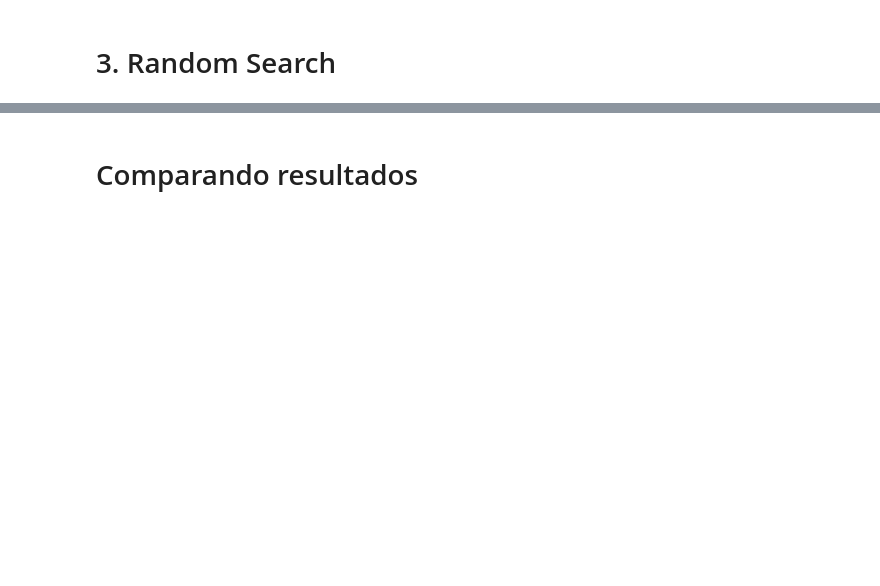
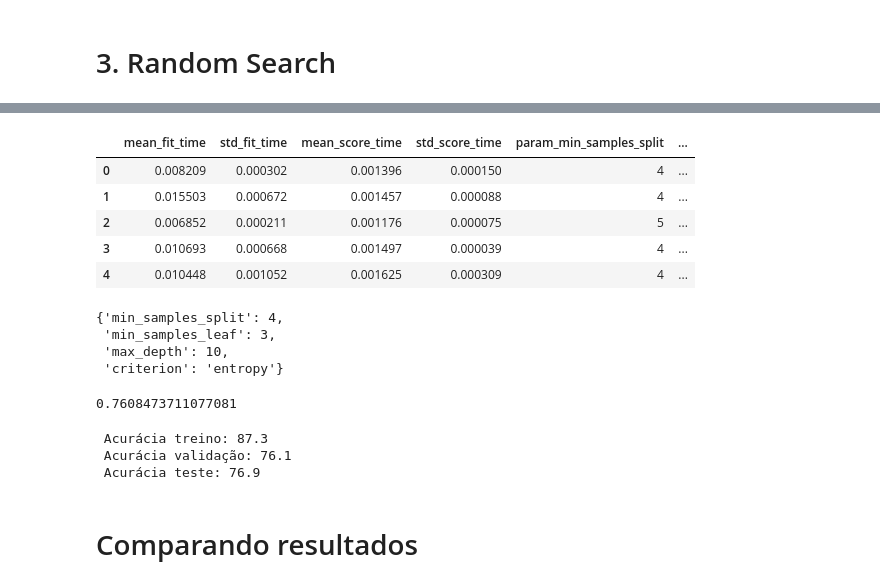
Before and after one commit to patriciacatandi/Lets_Code_DS_Degree_Alunos_ML, a Jupyter notebook: Módulo 9 - Machine Learning I/5_Otimização de Hiperparâmetros/Aula 5 - Otimização de Hiperparâmetros.ipynb, the cells around one changed output, grey strips where cells are left out. Drawn from its saved outputs; the diff is of its cells as text; code cells hidden in the pictures; blank space fills up the shorter version.

```diff
--- a/Módulo 9 - Machine Learning I/5_Otimização de Hiperparâmetros/Aula 5 - Otimização de Hiperparâmetros.ipynb
+++ b/Módulo 9 - Machine Learning I/5_Otimização de Hiperparâmetros/Aula 5 - Otimização de Hiperparâmetros.ipynb
@@ -213,12 +464,15 @@ print(f" Acurácia teste: {100*accuracy_score(y_test, y_pred_grid):0.1f}")
 <center><img src="https://www.researchgate.net/profile/Karl-Ezra-Pilario/publication/341691661/figure/fig2/AS:896464364507139@1590745168758/Comparison-between-a-grid-search-and-b-random-search-for-hyper-parameter-tuning-The.png" style="height: 350px"/></center>
 # %%
 # Instancia DT novamente
-model_random =
+model_random = DecisionTreeClassifier(max_depth=2, random_state=42)
 
 # Importa model_selection.RandomizedSearchCV
+from sklearn.model_selection import RandomizedSearchCV
 # %%
 # O parâmetro n_iter vai controlar o tamanho da nossa amostra.
-random_search =
+random_search = RandomizedSearchCV(model_random, scoring='accuracy', cv=3, return_train_score=True,
+                                    n_iter=50, param_distributions=params_grid, verbose=2)
 # %%
 %%time
 # Faz o fit do random_search
+random_search.fit(X_train, y_train)
@@ -225,5 +507,24 @@ random_search =
 # %%
 # Converte o cv_results_ em pandas dataframe
-df =
+df = pd.DataFrame(random_search.cv_results_)
+# %%
+df.head()
+# %% [output]
+|  | mean_fit_time | std_fit_time | mean_score_time | std_score_time | param_min_samples_split | ... |
+| 0 | 0.008209 | 0.000302 | 0.001396 | 0.000150 | 4 | ... |
+| 1 | 0.015503 | 0.000672 | 0.001457 | 0.000088 | 4 | ... |
+| 2 | 0.006852 | 0.000211 | 0.001176 | 0.000075 | 5 | ... |
+| 3 | 0.010693 | 0.000668 | 0.001497 | 0.000039 | 4 | ... |
+| 4 | 0.010448 | 0.001052 | 0.001625 | 0.000309 | 4 | ... |
 # %%
 # Retorna melhores parâmetros
+random_search.best_params_
+# %% [output]
+{'min_samples_split': 4,
+ 'min_samples_leaf': 3,
+ 'max_depth': 10,
+ 'criterion': 'entropy'}
+# %%
+random_search.best_score_
+# %% [output]
+0.7608473711077081
@@ -237,9 +540,13 @@ acc_random_search = random_search.best_score_
 print(f" Acurácia validação: {100*acc_random_search:0.1f}")
 
 # Faz o predict no X_test
-y_pred_random =
+y_pred_random = best_model.predict(X_test)
 
 print(f" Acurácia teste: {100*accuracy_score(y_test, y_pred_random):0.1f}")
+# %% [output]
+ Acurácia treino: 87.3
+ Acurácia validação: 76.1
+ Acurácia teste: 76.9
 # %% [markdown]
 # Comparando resultados
 # %%
```
Also changed, not shown: parts of 48 cells of this notebook.
